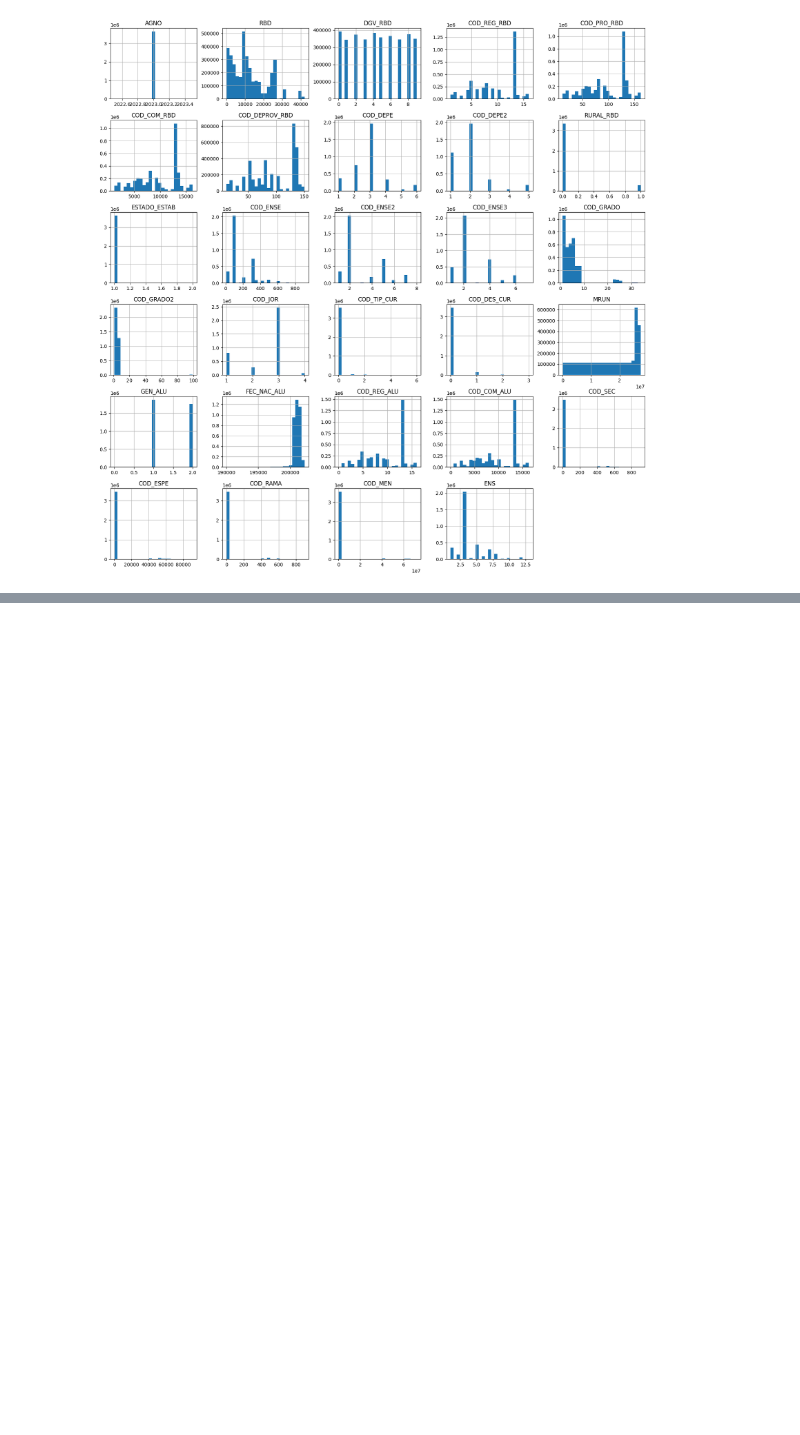
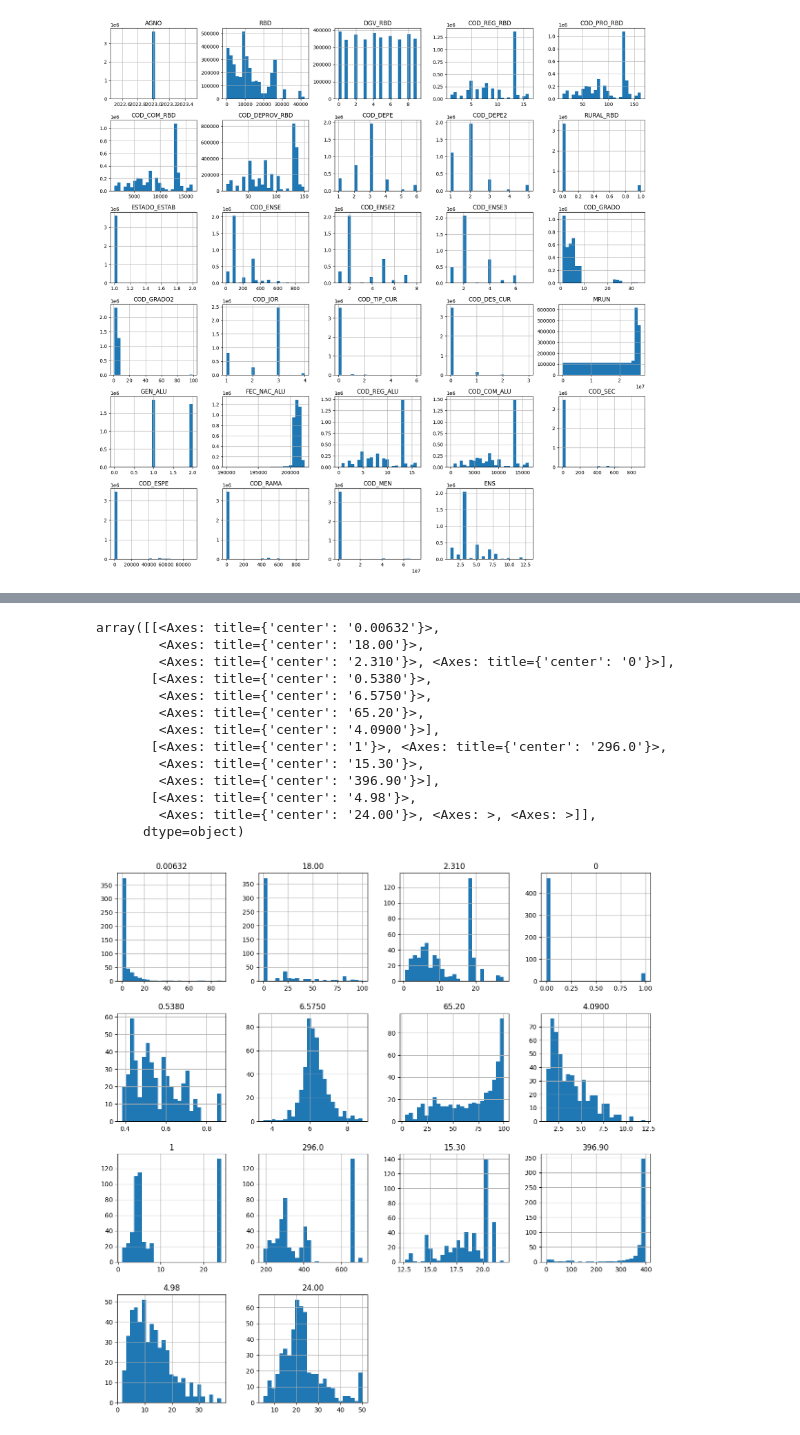
Before and after one commit to Igrojas/Datos-Abiertos-Mineduc, a Jupyter notebook: AnalisisDatos.ipynb, the cells around one changed output, grey strips where cells are left out. Drawn from its saved outputs; the diff is of its cells as text; code cells hidden in the pictures; blank space fills up the shorter version.

```diff
--- a/AnalisisDatos.ipynb
+++ b/AnalisisDatos.ipynb
@@ -104,0 +197,2 @@ array([[<Axes: title={'center': 'AGNO'}>,
+# %%
+df3 = pd.read_csv("data/housing.csv", sep=r"\s+")
@@ -104,0 +208,17 @@ array([[<Axes: title={'center': 'AGNO'}>,
+# %%
+df3.hist(bins=25, figsize=(15,15))
+# %% [output]
+array([[<Axes: title={'center': '0.00632'}>,
+        <Axes: title={'center': '18.00'}>,
+        <Axes: title={'center': '2.310'}>, <Axes: title={'center': '0'}>],
+       [<Axes: title={'center': '0.5380'}>,
+        <Axes: title={'center': '6.5750'}>,
+        <Axes: title={'center': '65.20'}>,
+        <Axes: title={'center': '4.0900'}>],
+       [<Axes: title={'center': '1'}>, <Axes: title={'center': '296.0'}>,
+        <Axes: title={'center': '15.30'}>,
+        <Axes: title={'center': '396.90'}>],
+       [<Axes: title={'center': '4.98'}>,
+        <Axes: title={'center': '24.00'}>, <Axes: >, <Axes: >]],
+      dtype=object)
+[figure, added]
```
Also changed, not shown: parts of 10 cells of this notebook.
